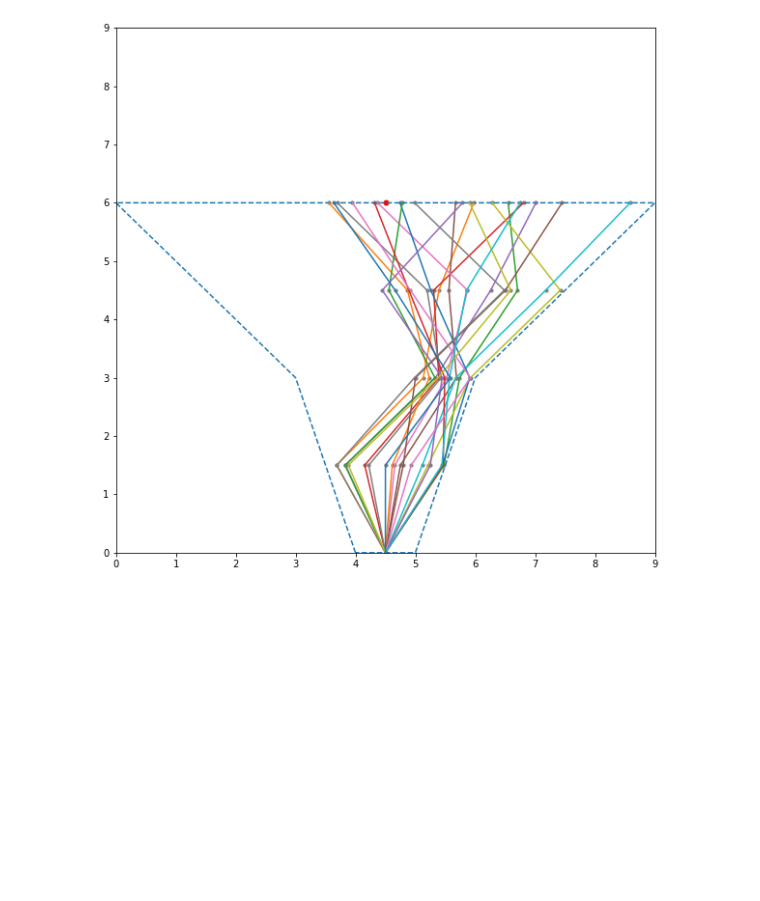
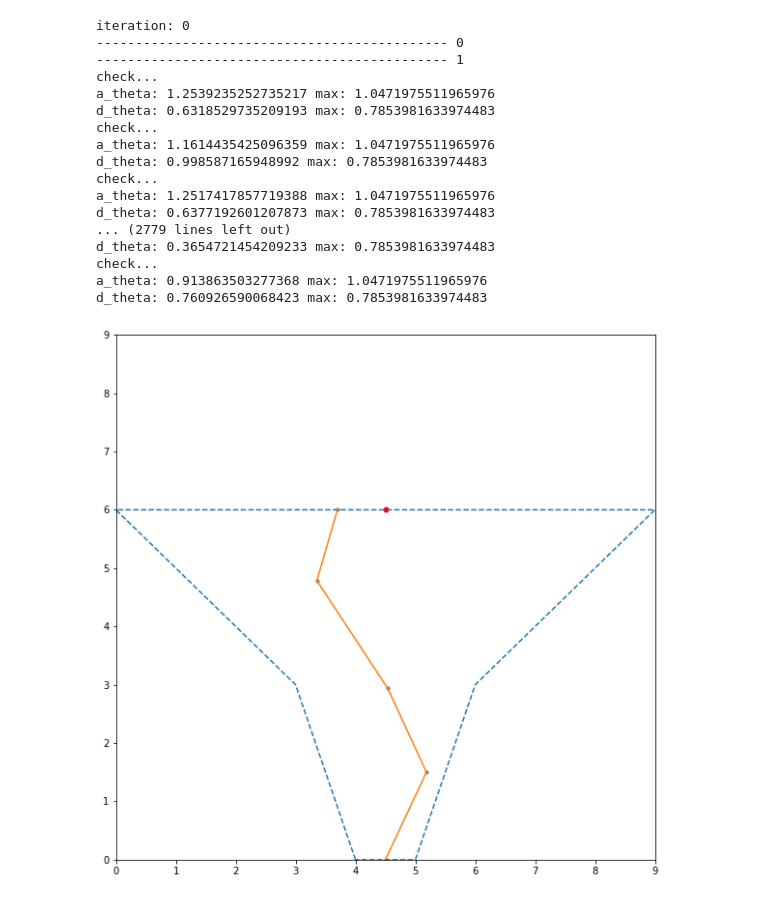
Before and after one commit to adhocmaster/carla-jaywalker-experiments, a Jupyter notebook: notebooks/Crosswalk-area/crosswalk-area.ipynb, the cells around one changed output. Drawn from its saved outputs; the diff is of its cells as text; code cells hidden in the pictures; blank space fills up the shorter version.

```diff
--- a/notebooks/Crosswalk-area/crosswalk-area.ipynb
+++ b/notebooks/Crosswalk-area/crosswalk-area.ipynb
@@ -218,32 +209,49 @@ def shiftedPoints(start, end, crosswalk, goalLine, maxAbsDegree, maxDeltaDegree,
 # %%
 # Plot polygons and points
 
 plt.rcParams["figure.figsize"] = (10,10)
 x,y = crosswalk.exterior.xy
 plt.plot(x,y, '--')
 plt.scatter(end.x, end.y, s=25, color='red')
 
-maxAbsDegree = math.pi /3 # 60 degree
-maxDeltaDegree = math.pi / 4 # 45 degree
+maxAbsDegree = math.pi/3
+maxDeltaDegree = math.pi/4
 
 
-for i in range(20):
+for i in range(1):
     line_x = []
     line_y = []
-
+    print("iteration:", i)
     new_points = shiftedPoints(start, end, crosswalk, goalLine, maxAbsDegree, maxDeltaDegree)
     #print("visualization:")
 
     for i in range(len(new_points)):
         line_x.append(new_points[i].x)
         line_y.append(new_points[i].y)
         #print(new_points[i])
         plt.scatter(new_points[i].x, new_points[i].y, s=10, color='grey')
 
 
     plt.plot(line_x, line_y)
 plt.xlim(0, 9)
 plt.ylim(0, 9)
 plt.savefig('trial.png')
 # %% [output]
+iteration: 0
+--------------------------------------------- 0
+--------------------------------------------- 1
+check...
+a_theta: 1.2539235252735217 max: 1.0471975511965976
+d_theta: 0.6318529735209193 max: 0.7853981633974483
+check...
+a_theta: 1.1614435425096359 max: 1.0471975511965976
+d_theta: 0.998587165948992 max: 0.7853981633974483
+check...
+a_theta: 1.2517417857719388 max: 1.0471975511965976
+d_theta: 0.6377192601207873 max: 0.7853981633974483
+... (2779 lines left out)
+d_theta: 0.3654721454209233 max: 0.7853981633974483
+check...
+a_theta: 0.913863503277368 max: 1.0471975511965976
+d_theta: 0.760926590068423 max: 0.7853981633974483
-[figure, old version]
+[figure, new version]
```
Also changed, not shown: parts of 2 cells of this notebook, 1 other file.
